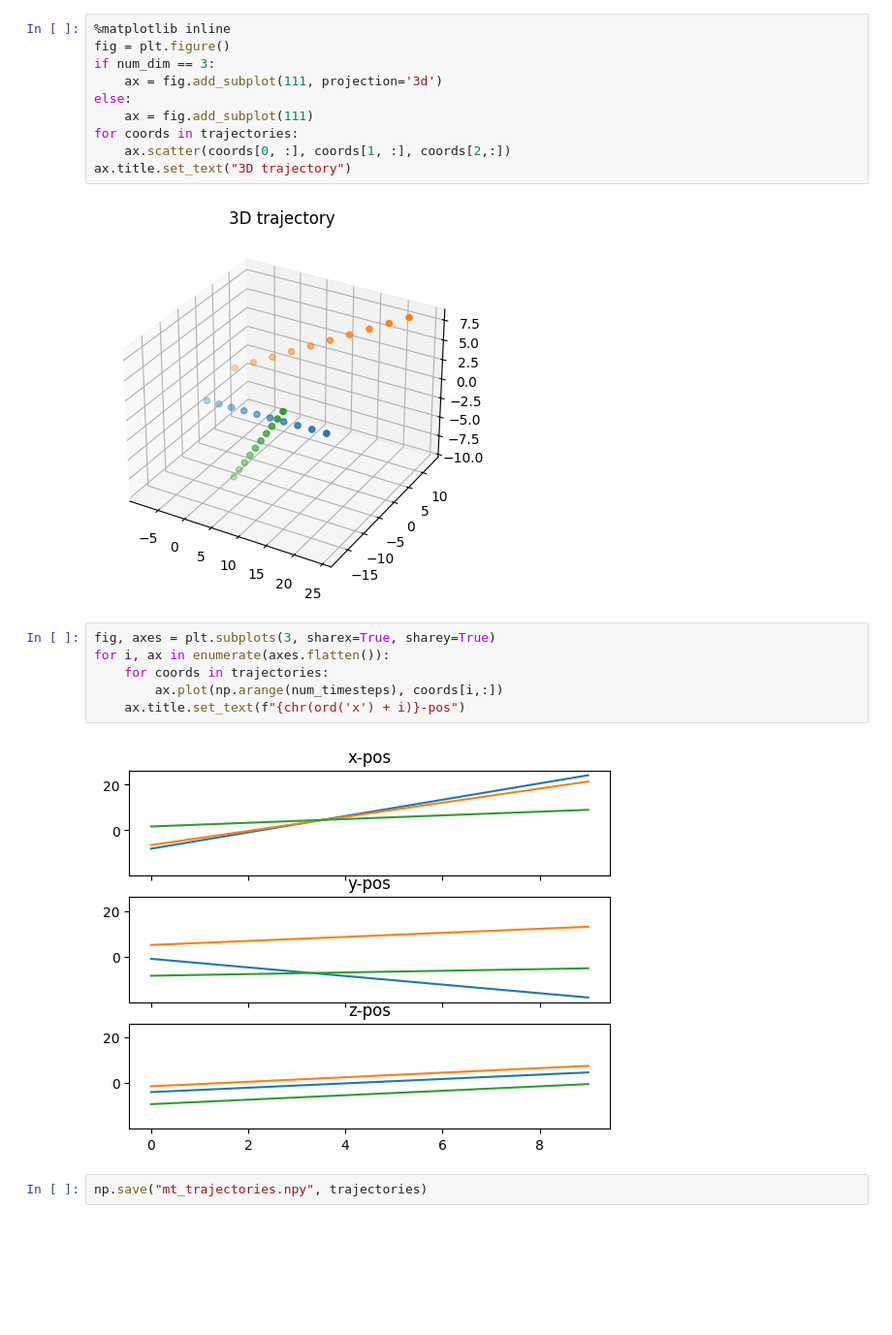
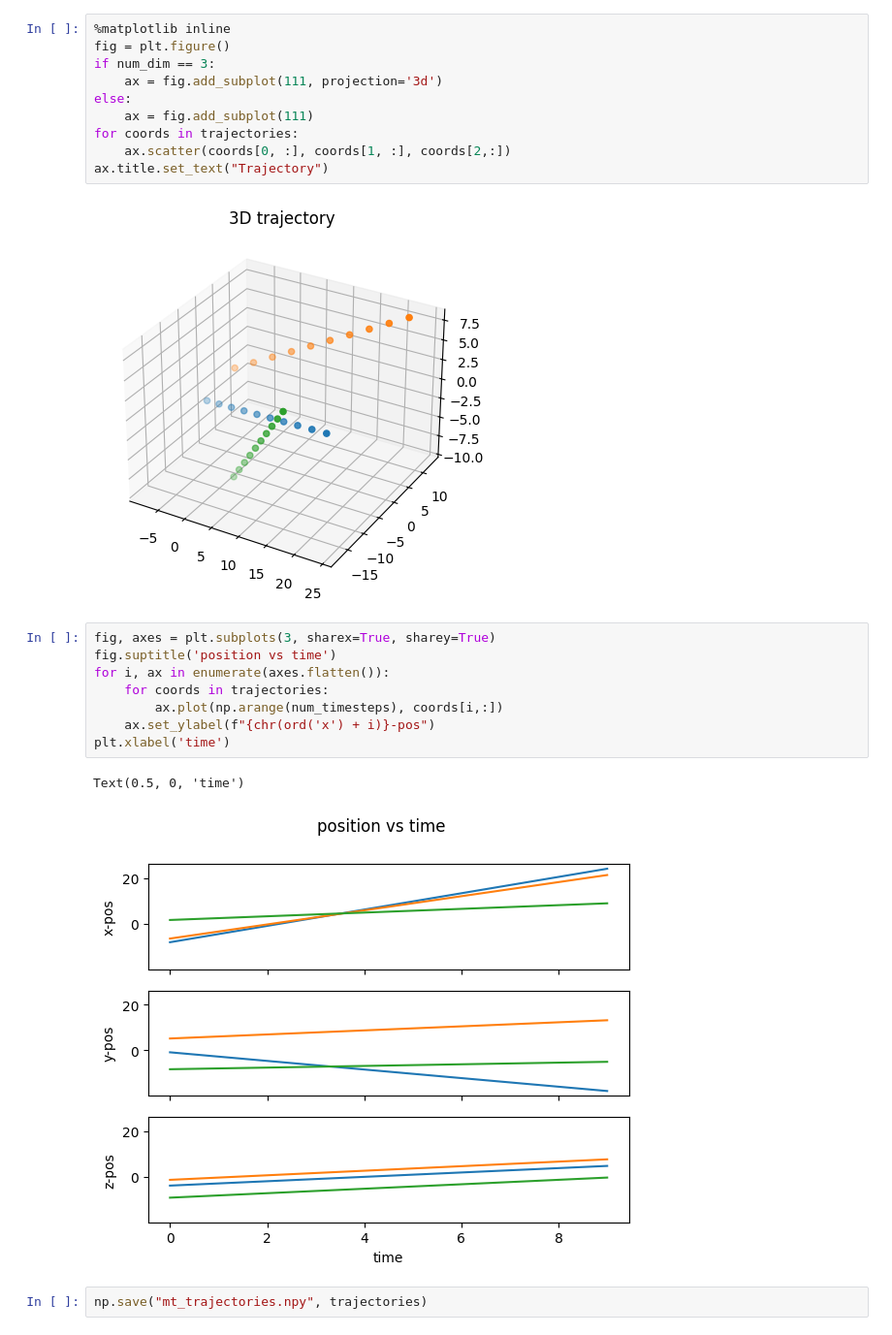
Before and after one commit to mtt-phd/mtt-phd, a Jupyter notebook: mt_synthetic_data.ipynb, the cells around one changed output. Shown at 97% size. Cells and saved outputs as stored; diff of their text form; blank space fills up the shorter version.

```diff
--- a/mt_synthetic_data.ipynb
+++ b/mt_synthetic_data.ipynb
@@ -56,17 +56,20 @@ else:
     ax = fig.add_subplot(111)
 for coords in trajectories:
     ax.scatter(coords[0, :], coords[1, :], coords[2,:])
-ax.title.set_text("3D trajectory")
+ax.title.set_text("Trajectory")
 # %% [output]
 [figure]
 # %%
 fig, axes = plt.subplots(3, sharex=True, sharey=True)
+fig.suptitle('position vs time')
 for i, ax in enumerate(axes.flatten()):
     for coords in trajectories:
         ax.plot(np.arange(num_timesteps), coords[i,:])
-    ax.title.set_text(f"{chr(ord('x') + i)}-pos")
+    ax.set_ylabel(f"{chr(ord('x') + i)}-pos")
+plt.xlabel('time')
 # %% [output]
+Text(0.5, 0, 'time')
-[figure, old version]
+[figure, new version]
 # %%
 np.save("mt_trajectories.npy", trajectories)
 # %%
```
